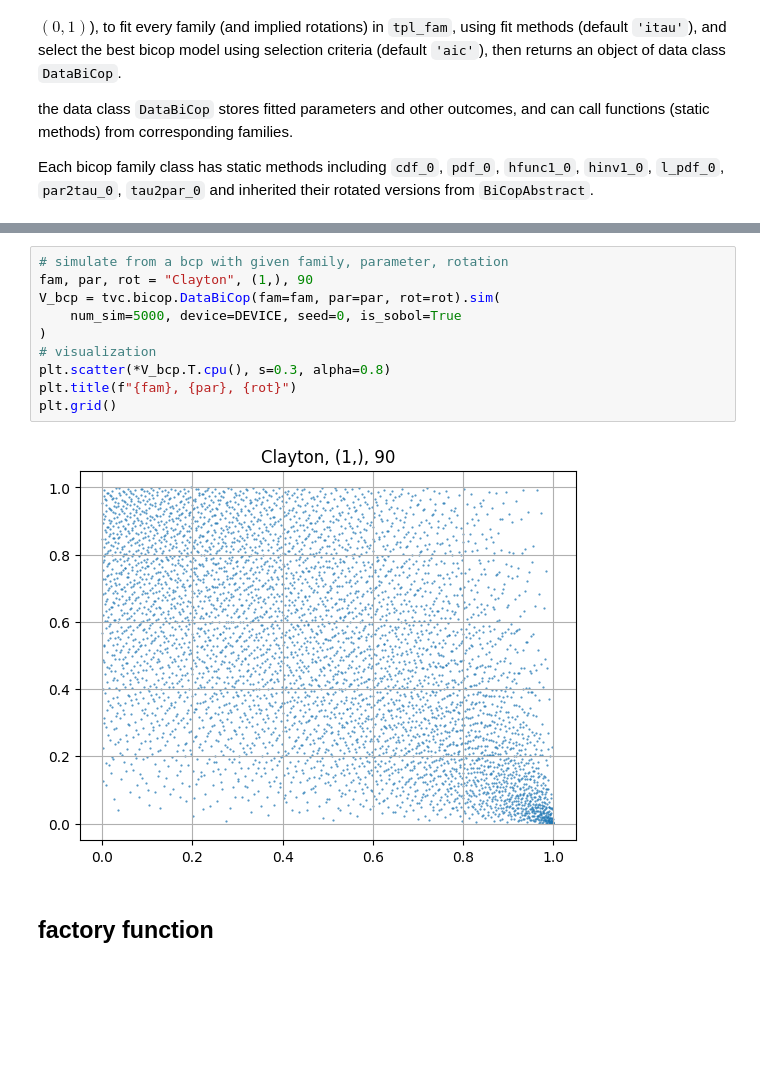
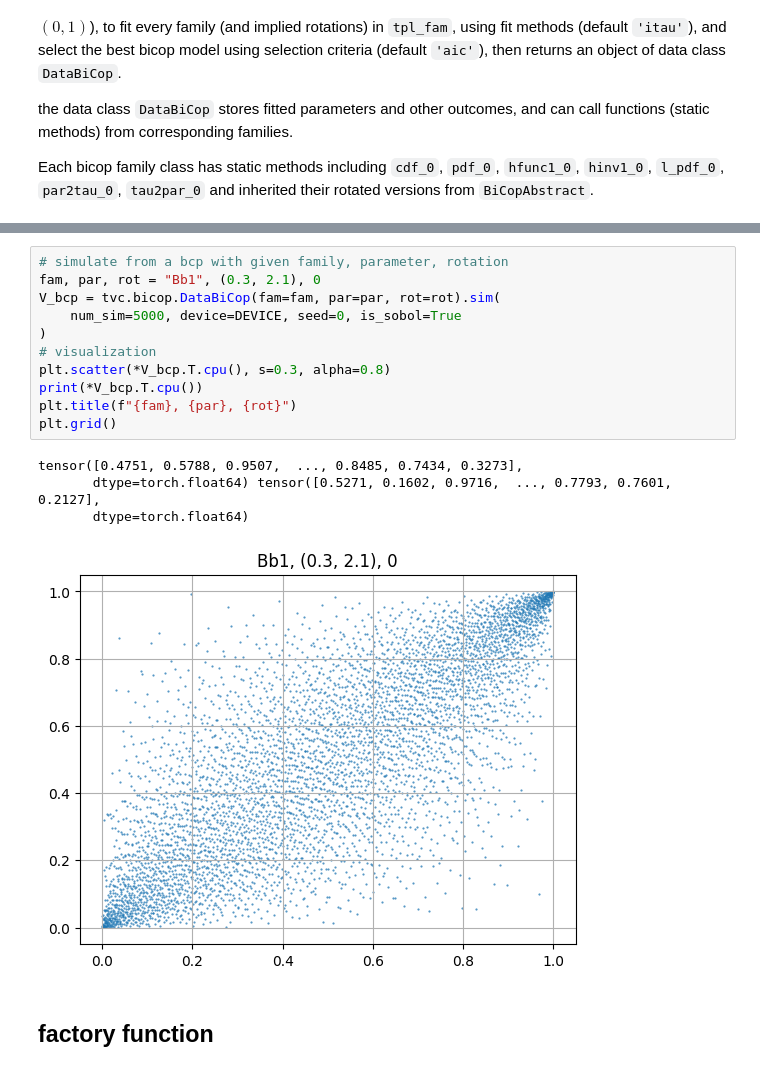
Before and after one commit to TY-Cheng/torchvinecopulib, a Jupyter notebook: examples/0_bicop.ipynb, the cells around one changed output, grey strips where cells are left out. Saved outputs shown, nothing was run; the diff lists cells and outputs as text; blank space fills up the shorter version.

```diff
--- a/examples/0_bicop.ipynb
+++ b/examples/0_bicop.ipynb
@@ -47,15 +141,19 @@ bicop fam avail: ['Clayton', 'Frank', 'Gaussian', 'Gumbel', 'Independent', 'Joe'
 # %%
 # simulate from a bcp with given family, parameter, rotation
-fam, par, rot = "Clayton", (1,), 90
+fam, par, rot = "Bb1", (0.3, 2.1), 0
 V_bcp = tvc.bicop.DataBiCop(fam=fam, par=par, rot=rot).sim(
     num_sim=5000, device=DEVICE, seed=0, is_sobol=True
 )
 # visualization
 plt.scatter(*V_bcp.T.cpu(), s=0.3, alpha=0.8)
+print(*V_bcp.T.cpu())
 plt.title(f"{fam}, {par}, {rot}")
 plt.grid()
 # %% [output]
+tensor([0.4751, 0.5788, 0.9507,  ..., 0.8485, 0.7434, 0.3273],
+       dtype=torch.float64) tensor([0.5271, 0.1602, 0.9716,  ..., 0.7793, 0.7601, 0.2127],
+       dtype=torch.float64)
-[figure, old version]
+[figure, new version]
 # %% [markdown]
 ## factory function
 # %%
```
Also changed, not shown: parts of 6 cells of this notebook, 7 other files.
